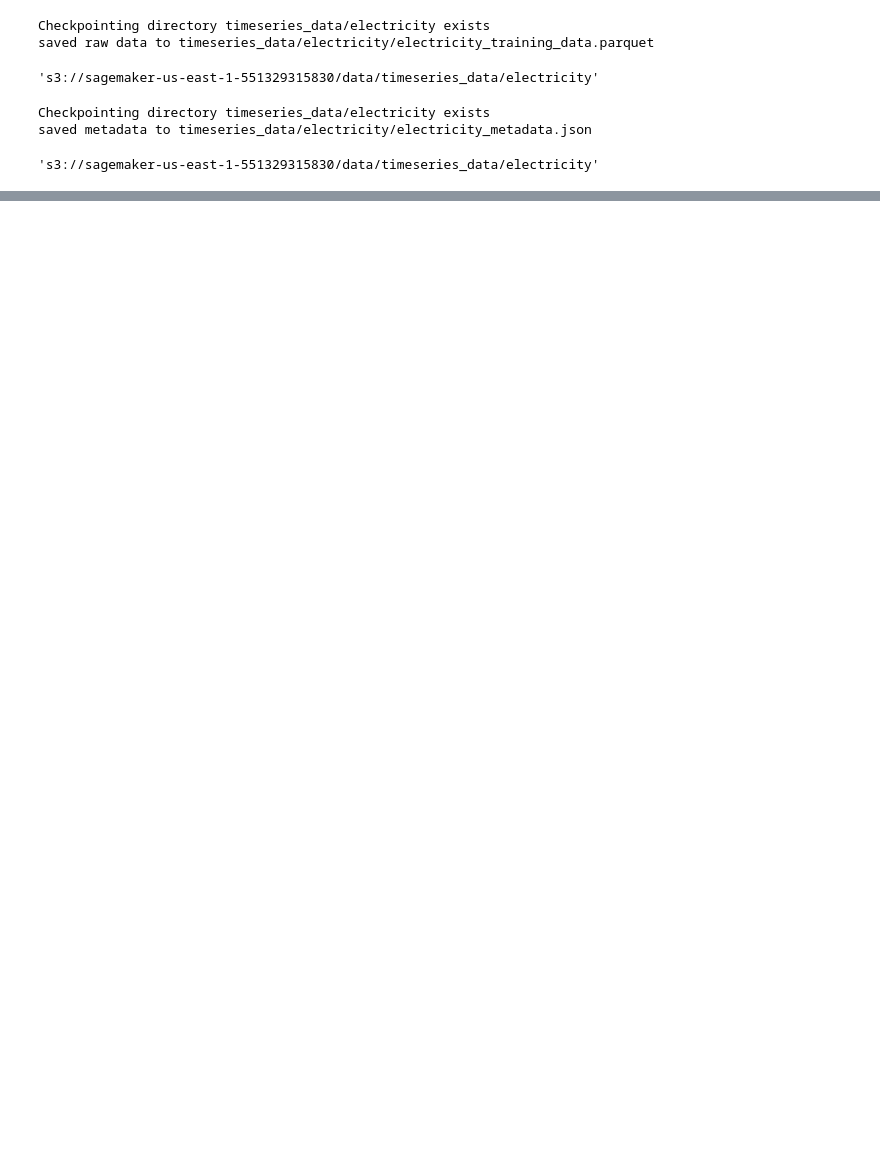
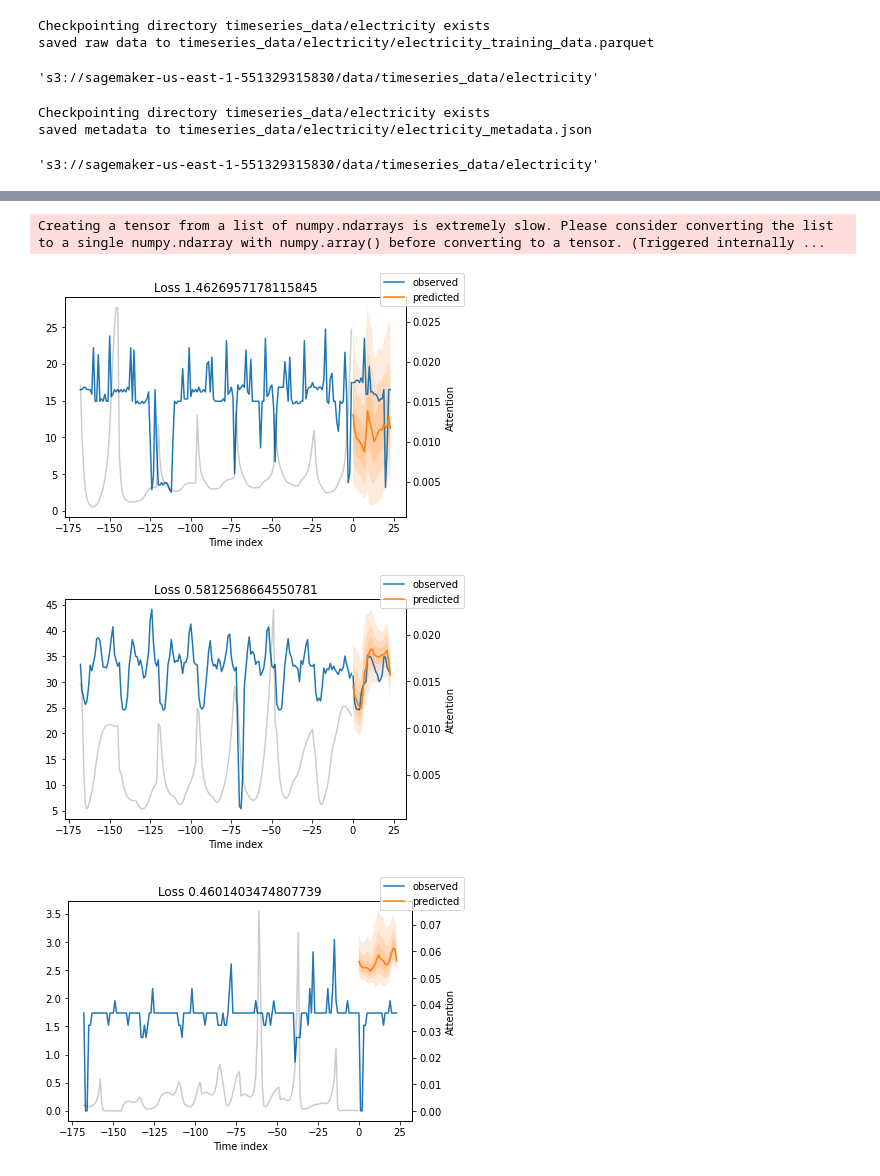
Before and after one commit to BenThaii/TemporalFusionTransformer, a Jupyter notebook: tft_google/google_tft_spot.ipynb, the cells around one changed output, grey strips where cells are left out. Cells and saved outputs as stored; diff of their text form; code cells hidden in the pictures; blank space fills up the shorter version.

```diff
--- a/tft_google/google_tft_spot.ipynb
+++ b/tft_google/google_tft_spot.ipynb
@@ -206,2 +207,38 @@ spot_estimator.fit(
 # %%
 spot_estimator.model_data
+# %%
+ckpt_path = 's3://sagemaker-us-east-1-551329315830/checkpoints/checkpoint-14fa36a0/epoch=4-val_loss=15.09.ckpt'
+checkpointed_model = TemporalFusionTransformer.load_from_checkpoint(ckpt_path)
+best_tft = checkpointed_model
+# %%
+data = electricity_df
+minibatch_size
+training = TimeSeriesDataSet(
+        data[lambda x: x[training_metadata['time_idx']] <= training_metadata['training_cutoff']],
+        time_idx= training_metadata['time_idx'],
+        target= training_metadata['target'],
+        group_ids= training_metadata['group_ids'],
+        min_encoder_length= training_metadata['min_encoder_length'],
+        max_encoder_length= training_metadata['max_encoder_length'],
+        min_prediction_length=training_metadata['min_prediction_length'],
+        max_prediction_length=training_metadata['max_prediction_length'],
+        static_categoricals=training_metadata['static_categoricals'],
+        static_reals=training_metadata['static_reals'],
+        time_varying_known_categoricals=training_metadata['time_varying_known_categoricals'],
+        variable_groups= training_metadata['variable_groups'],  # group of categorical variables can be treated as one variable
+        time_varying_known_reals= training_metadata['time_varying_known_reals'],
+        time_varying_unknown_categoricals= training_metadata['time_varying_unknown_categoricals'],
+        time_varying_unknown_reals= training_metadata['time_varying_unknown_reals'],
+        target_normalizer=GroupNormalizer(
+                groups= training_metadata['target_normalizer']['normalized_groups'],
+                transformation= training_metadata['target_normalizer']['normalization_transformation']
+        ),  # use softplus and normalize by group
+        add_relative_time_idx= training_metadata['add_relative_time_idx'],
+        add_target_scales= training_metadata['add_target_scales'],
+        add_encoder_length= training_metadata['add_encoder_length'],
+        allow_missing_timesteps = training_metadata["allow_missing_timesteps"]
+    )
+
+validation = TimeSeriesDataSet.from_dataset(training, data, predict=True, stop_randomization=True)
+
+val_dataloader = validation.to_dataloader(train=False, batch_size=minibatch_size * 10, num_workers=os.cpu_count())
@@ -207,0 +255,9 @@ spot_estimator.model_data
+# %%
+raw_predictions, x = best_tft.predict(val_dataloader, mode="raw", return_x=True)
+for idx in range(10):  # plot 10 examples
+    best_tft.plot_prediction(x, raw_predictions, idx=idx, add_loss_to_title=True);
+# %% [output]
+Creating a tensor from a list of numpy.ndarrays is extremely slow. Please consider converting the list to a single numpy.ndarray with numpy.array() before converting to a tensor. (Triggered internally ...
+[figure, added]
+[figure, added]
+[figure, added]
```
Also changed, not shown: parts of 4 cells of this notebook, 4 other files.
